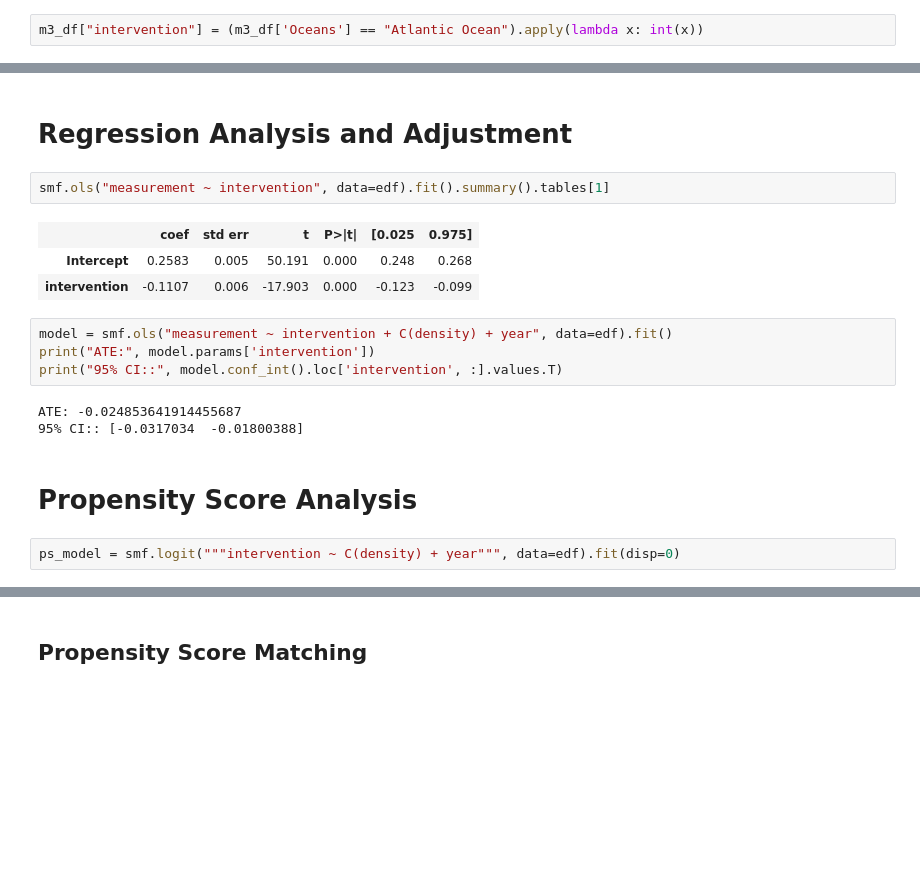
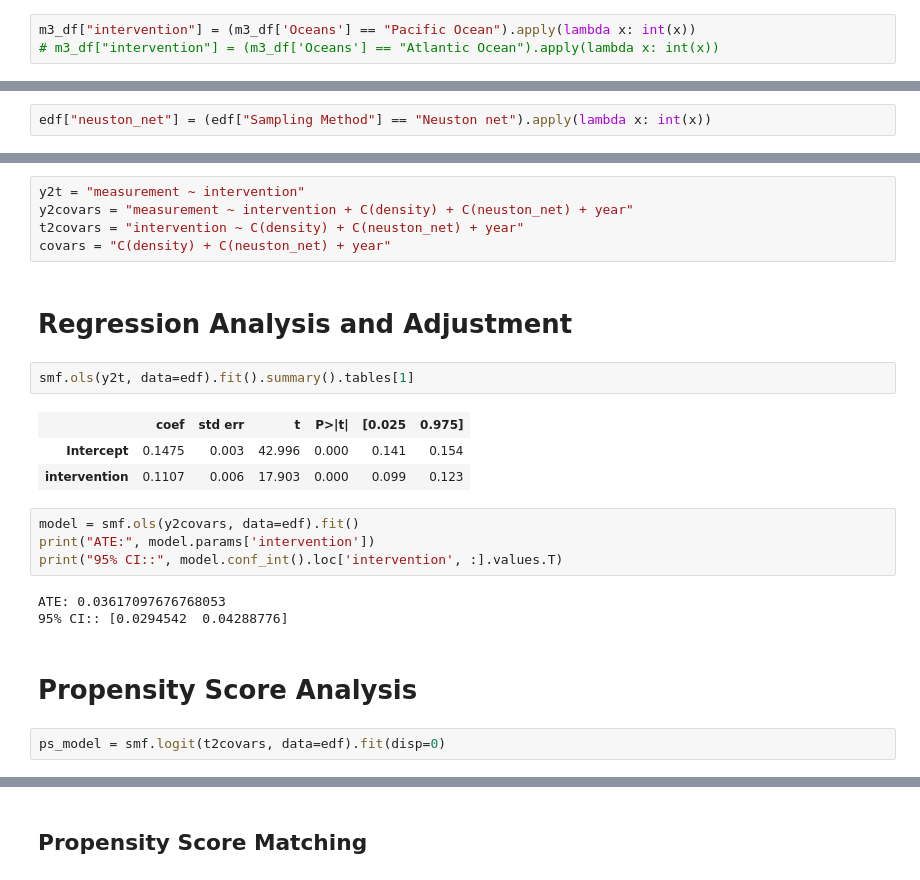
Before and after one commit to cloudjo21/kwazii, a Jupyter notebook: mmplastic/notebooks/mmplastic.ipynb, the cells around one changed output, grey strips where cells are left out. Cells and saved outputs as stored; diff of their text form; blank space fills up the shorter version.

```diff
--- a/mmplastic/notebooks/mmplastic.ipynb
+++ b/mmplastic/notebooks/mmplastic.ipynb
@@ -411,5 +444,6 @@ dtype: int64
 # %%
-m3_df["intervention"] = (m3_df['Oceans'] == "Atlantic Ocean").apply(lambda x: int(x))
+m3_df["intervention"] = (m3_df['Oceans'] == "Pacific Ocean").apply(lambda x: int(x))
+# m3_df["intervention"] = (m3_df['Oceans'] == "Atlantic Ocean").apply(lambda x: int(x))
 # %%
 edf = m3_df.loc[:, ['measurement', 'intervention', 'Sampling Method', 'Density Class', 'year']]
 edf
@@ -429,4 +463,6 @@ edf
 14142 rows × 5 columns
+# %%
+edf["neuston_net"] = (edf["Sampling Method"] == "Neuston net").apply(lambda x: int(x))
 # %%
 edf = edf.rename(columns={"Sampling Method": "sampling_method", "Density Class": "density"})
 edf = edf.drop(columns=["sampling_method"])
@@ -453,22 +477,27 @@ df = edf
+# %%
+y2t = "measurement ~ intervention"
+y2covars = "measurement ~ intervention + C(density) + C(neuston_net) + year"
+t2covars = "intervention ~ C(density) + C(neuston_net) + year"
+covars = "C(density) + C(neuston_net) + year"
 # %% [markdown]
 # Regression Analysis and Adjustment
 # %%
-smf.ols("measurement ~ intervention", data=edf).fit().summary().tables[1]
+smf.ols(y2t, data=edf).fit().summary().tables[1]
 # %% [output]
 |  | coef | std err | t | P>|t| | [0.025 | 0.975] |
-| Intercept | 0.2583 | 0.005 | 50.191 | 0.000 | 0.248 | 0.268 |
-| intervention | -0.1107 | 0.006 | -17.903 | 0.000 | -0.123 | -0.099 |
+| Intercept | 0.1475 | 0.003 | 42.996 | 0.000 | 0.141 | 0.154 |
+| intervention | 0.1107 | 0.006 | 17.903 | 0.000 | 0.099 | 0.123 |
 # %%
-model = smf.ols("measurement ~ intervention + C(density) + year", data=edf).fit()
+model = smf.ols(y2covars, data=edf).fit()
 print("ATE:", model.params['intervention'])
 print("95% CI::", model.conf_int().loc['intervention', :].values.T)
 # %% [output]
-ATE: -0.024853641914455687
-95% CI:: [-0.0317034  -0.01800388]
+ATE: 0.03617097676768053
+95% CI:: [0.0294542  0.04288776]
 # %% [markdown]
 # Propensity Score Analysis
 # %%
-ps_model = smf.logit("""intervention ~ C(density) + year""", data=edf).fit(disp=0)
+ps_model = smf.logit(t2covars, data=edf).fit(disp=0)
 # %%
 data_ps = edf.assign(
     propensity_score = ps_model.predict(edf)
```
Also changed, not shown: parts of 28 cells of this notebook.
